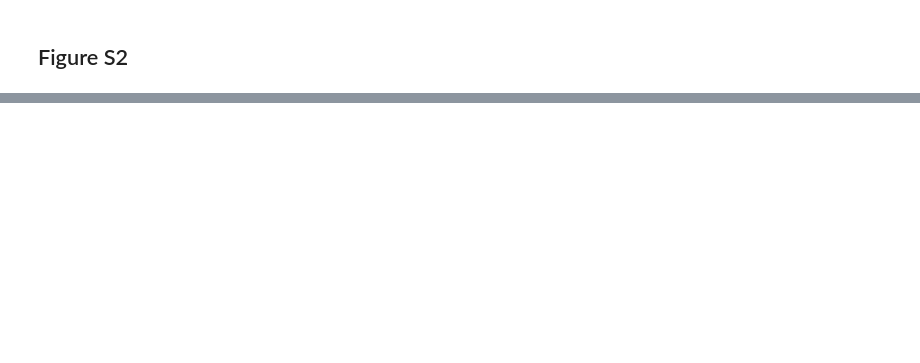
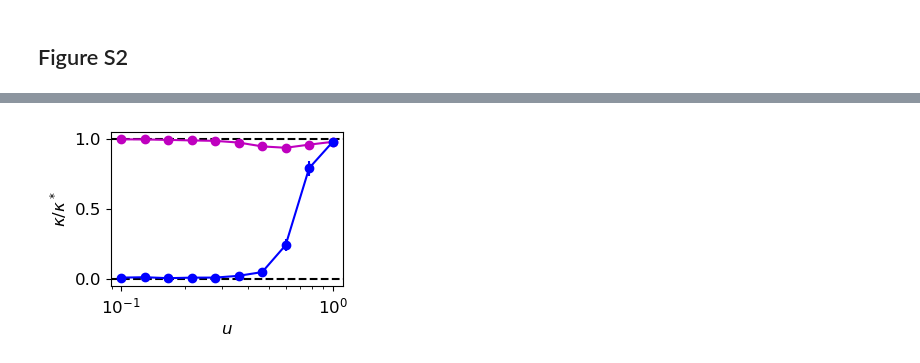
Before and after one commit to orivoire/evosexdimo, a Jupyter notebook: Figs.ipynb, the cells around one changed output, grey strips where cells are left out. Saved outputs shown, nothing was run; the diff lists cells and outputs as text; code cells hidden in the pictures; blank space fills up the shorter version.

```diff
--- a/Figs.ipynb
+++ b/Figs.ipynb
@@ -320,0 +393,17 @@ xlabel(L"$K$",fontsize=12); ylabel(L"$\kappa/\kappa^*$",fontsize=12);
+# %%
+K = 100
+u_soft_values = [10^i for i in range(-1,stop=0,length=10)]
+prob_mig_values = [0]
+
+filename = "data_figS3A"
+res_kf, res_km = simu_kappa_read_usoft(filename, K, T, Nstat, u_soft_values)
+
+figure(figsize=(3, 2))
+axhline(0, ls="--", color="k")
+axhline(1, ls="--", color="k")
+errorbar(u_soft_values, [mean(res_kf[u_soft])/kstar for u_soft in u_soft_values], yerr=[std(res_kf[u_soft]/kstar)/sqrt(Nstat) for u_soft in u_soft_values], marker=".", markersize=12, color="m")
+errorbar(u_soft_values, [mean(res_km[u_soft])/kstar for u_soft in u_soft_values], yerr=[std(res_km[u_soft]/kstar)/sqrt(Nstat) for u_soft in u_soft_values], marker=".", markersize=12, color="b");
+xticks(0:.1:1, fontsize=12); yticks([0,.5,1], fontsize=12); xscale("log");
+xlabel(L"$u$",fontsize=12); ylabel(L"$\kappa/\kappa^*$",fontsize=12);
+# %% [output]
+[figure, added]
```
Also changed, not shown: parts of 20 cells of this notebook, 1 other file.
